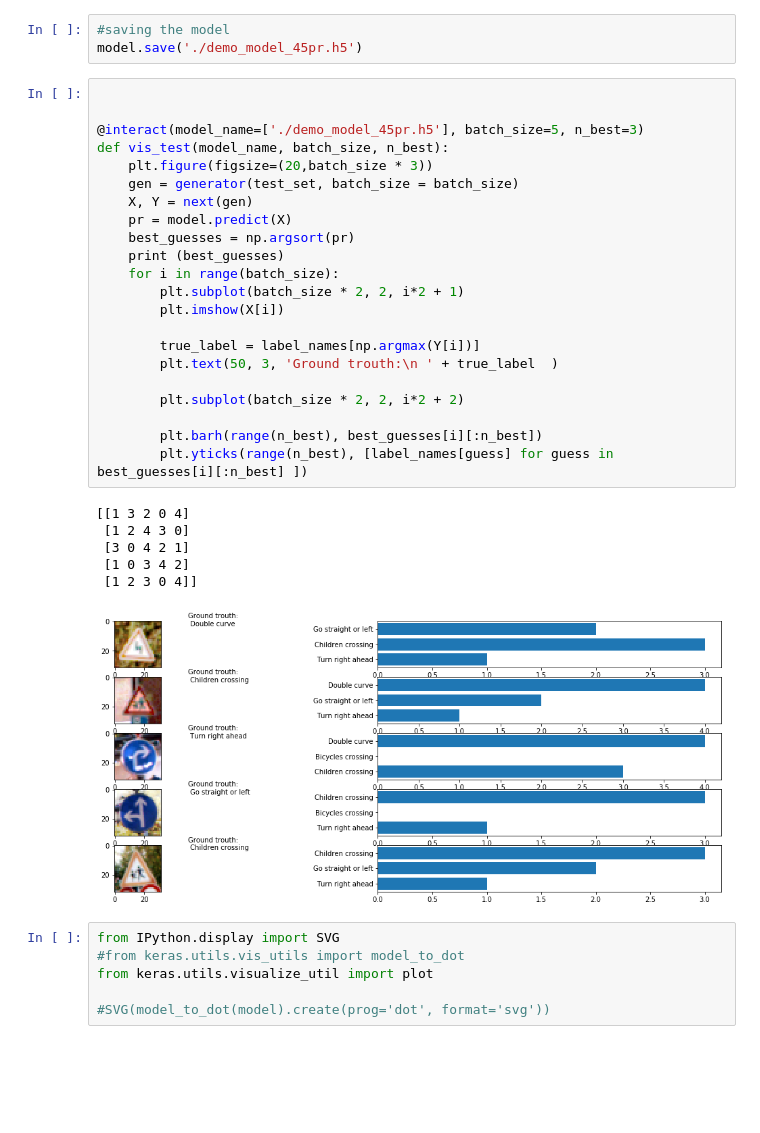
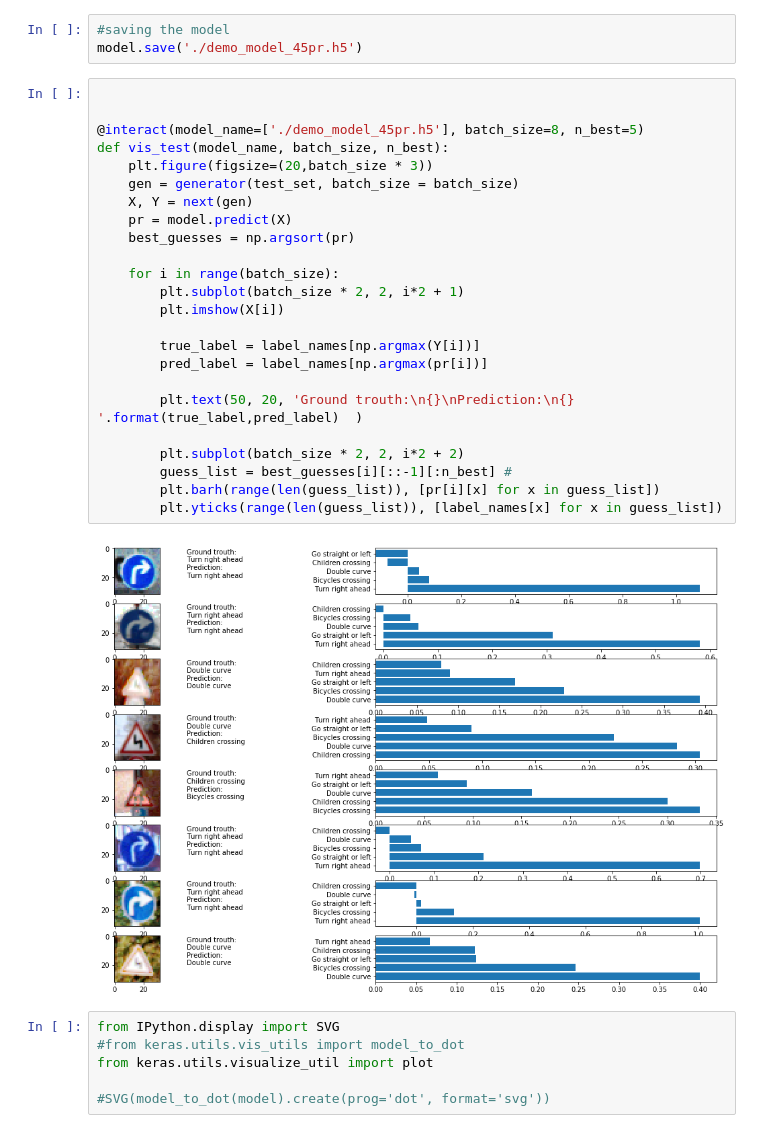
Before and after one commit to tempflip/Traffic_Sign_Classifier_Workshop, a Jupyter notebook: project.ipynb, the cells around one changed output. Cells and saved outputs as stored; diff of their text form; blank space fills up the shorter version.

```diff
--- a/project.ipynb
+++ b/project.ipynb
@@ -295,32 +295,29 @@ model.save('./demo_model_45pr.h5')
 # %%
 
 
-@interact(model_name=['./demo_model_45pr.h5'], batch_size=5, n_best=3)
+@interact(model_name=['./demo_model_45pr.h5'], batch_size=8, n_best=5)
 def vis_test(model_name, batch_size, n_best):
     plt.figure(figsize=(20,batch_size * 3))
     gen = generator(test_set, batch_size = batch_size)
     X, Y = next(gen)
     pr = model.predict(X)
     best_guesses = np.argsort(pr)
-    print (best_guesses)
+
     for i in range(batch_size):
         plt.subplot(batch_size * 2, 2, i*2 + 1)
         plt.imshow(X[i])
 
         true_label = label_names[np.argmax(Y[i])]
-        plt.text(50, 3, 'Ground trouth:\n ' + true_label  )
+        pred_label = label_names[np.argmax(pr[i])]
+
+        plt.text(50, 20, 'Ground trouth:\n{}\nPrediction:\n{} '.format(true_label,pred_label)  )
 
         plt.subplot(batch_size * 2, 2, i*2 + 2)
-
-        plt.barh(range(n_best), best_guesses[i][:n_best])
-        plt.yticks(range(n_best), [label_names[guess] for guess in best_guesses[i][:n_best] ])
+        guess_list = best_guesses[i][::-1][:n_best] #
+        plt.barh(range(len(guess_list)), [pr[i][x] for x in guess_list])
+        plt.yticks(range(len(guess_list)), [label_names[x] for x in guess_list])
 # %% [output]
-[[1 3 2 0 4]
- [1 2 4 3 0]
- [3 0 4 2 1]
- [1 0 3 4 2]
- [1 2 3 0 4]]
-[figure, old version]
+[figure, new version]
 # %%
 from IPython.display import SVG
 #from keras.utils.vis_utils import model_to_dot
```
